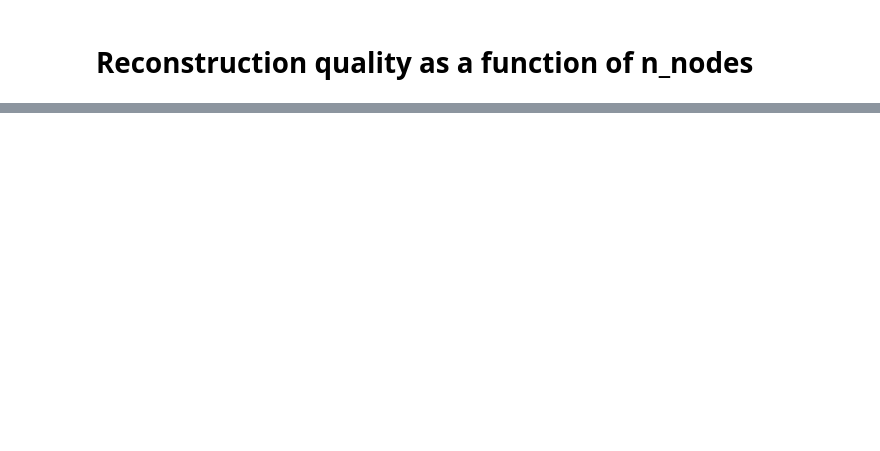
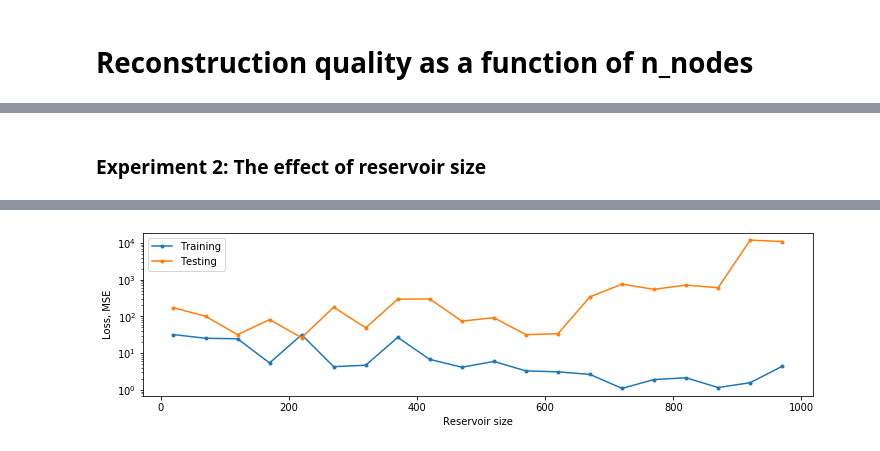
Before and after one commit to khakhalin/echo-networks, a Jupyter notebook: notebooks/experiment_n_points.ipynb, the cells around one changed output, grey strips where cells are left out. Drawn from its saved outputs; the diff is of its cells as text; code cells hidden in the pictures; blank space fills up the shorter version.

```diff
--- a/notebooks/experiment_n_points.ipynb
+++ b/notebooks/experiment_n_points.ipynb
@@ -51,0 +52,43 @@ Reservoir of 100 nodes, `ws` type.
+# %% [markdown]
+### Experiment 2: The effect of reservoir size
+# %%
+data = esn.Data.create_source('lorenz')
+
+points_to_skip = 300
+training_signal_length = 20000
+test_length = 200
+
+n_units_array = np.arange(20, 1000, 50, dtype=int)
+
+loss = np.zeros((len(n_units_array),2)) # Training and testing losses
+
+t = time.time()
+for i in range(len(n_units_array)):
+    model = esn.Reservoir(n_units_array[i])
+
+    seed = np.random.uniform()
+    x,y = data.generate(points_to_skip + training_signal_length, sampling_step=0.02, seed=seed)
+    model.fit(x, y, skip=points_to_skip)
+
+    # Training data loss
+    z = model.predict(x, length=points_to_skip+test_length)
+    loss[i,0] = esn.Data.loss(y[points_to_skip:(points_to_skip+test_length)], z[points_to_skip:])
+
+    # Now generate new data, predict on it, calculate testing loss
+    seed = np.random.uniform()
+    x,y = data.generate(2000, sampling_step=0.02, seed=seed)
+    z = model.predict(x, length=points_to_skip+test_length)
+    loss[i,1] = esn.Data.loss(y[points_to_skip:(points_to_skip+test_length)], z[points_to_skip:])
+
+    print('.', end='')
+
+print(f'\nElapsed: {time.time() - t:4.2f} s')
+
+
+plt.figure(figsize=(12,3));
+plt.plot(n_units_array, loss, '.-');
+plt.yscale('log')
+plt.xlabel('Reservoir size');
+plt.ylabel('Loss, MSE');
+plt.legend(labels=['Training', 'Testing']);
+# %% [output]
@@ -51,0 +97 @@ Reservoir of 100 nodes, `ws` type.
+[figure, added]
```
Also changed, not shown: parts of 4 cells of this notebook.
